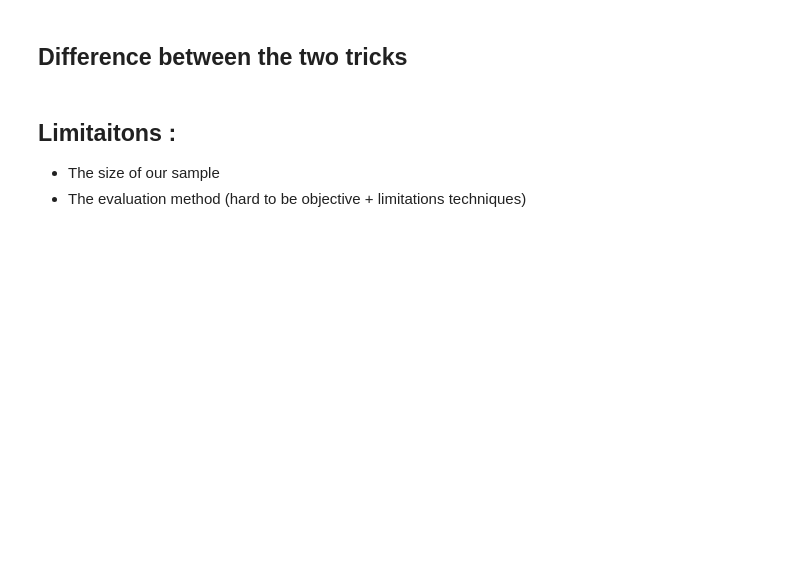
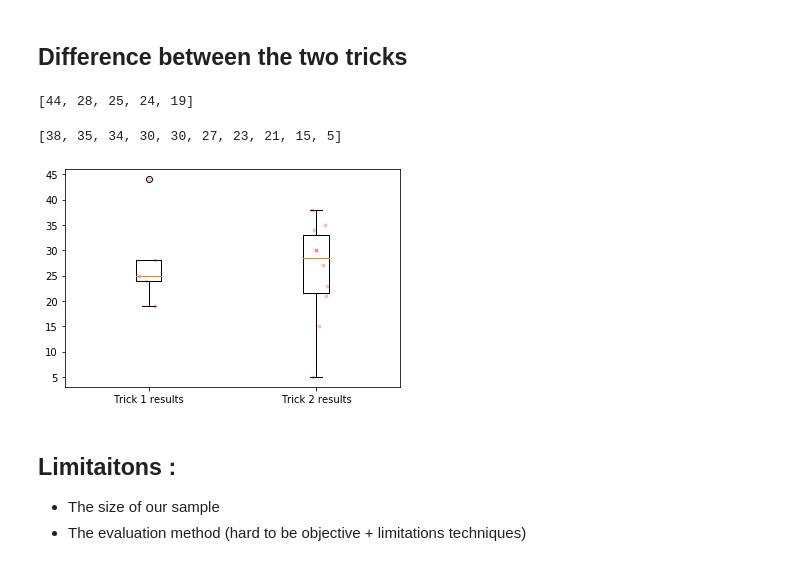
Before and after one commit to VFXOne/FROG-DELA-Project, a Jupyter notebook: experiment-files/Analysis.ipynb, the cells around one changed output. Saved outputs shown, nothing was run; the diff lists cells and outputs as text; code cells hidden in the pictures; blank space fills up the shorter version.

Commit message:
added trick 1 vs trick 2 results

```diff
--- a/experiment-files/Analysis.ipynb
+++ b/experiment-files/Analysis.ipynb
@@ -554,6 +544,41 @@ mapToNames(total_score_ranked)
  ('Maxime Nicolas David Cochet', -1)]
 # %% [markdown]
 ## Difference between the two tricks
+# %%
+#split the two tricks
+trick1_results = []
+trick2_results = []
+
+for id, score in total_score_ranked:
+    if groupNumber(id) % 2 == 1: #trick1
+        trick1_results.append(score)
+    else:
+        trick2_results.append(score)
+
+trick1_results = list(filter(lambda x:x!=-1,[s for s in trick1_results]))
+trick2_results = list(filter(lambda x:x!=-1,[s for s in trick2_results]))
+# %%
+trick1_results
+# %% [output]
+[44, 28, 25, 24, 19]
+# %%
+trick2_results
+# %% [output]
+[38, 35, 34, 30, 30, 27, 23, 21, 15, 5]
+# %%
+# Box plot results
+data = [trick1_results,trick2_results]
+plt.boxplot(data, labels=['Trick 1 results', 'Trick 2 results'])
+for i in range(len(data)):
+    y = data[i]
+    x = np.random.normal(1+i, 0.04, size=len(y))
+    plt.plot(x, y, 'r.', alpha=0.2)
+plt.show()
+
+#print(st.describe(trick1_results))
+#print(st.describe(trick2_results))
+# %% [output]
+[figure, added]
 # %% [markdown]
 ## Limitaitons :
 - The size of our sample
```
Also changed, not shown: parts of 12 cells of this notebook.
